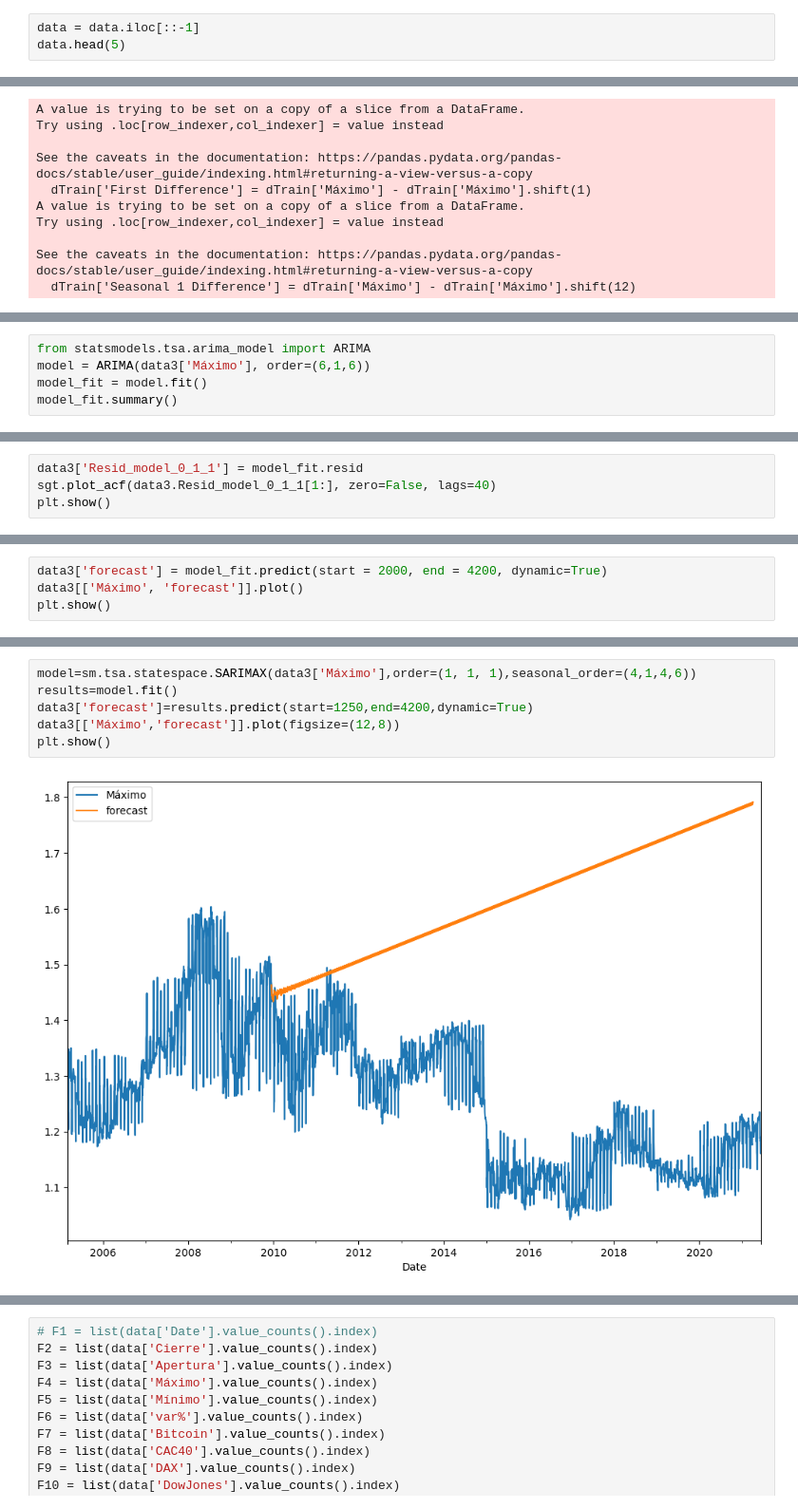
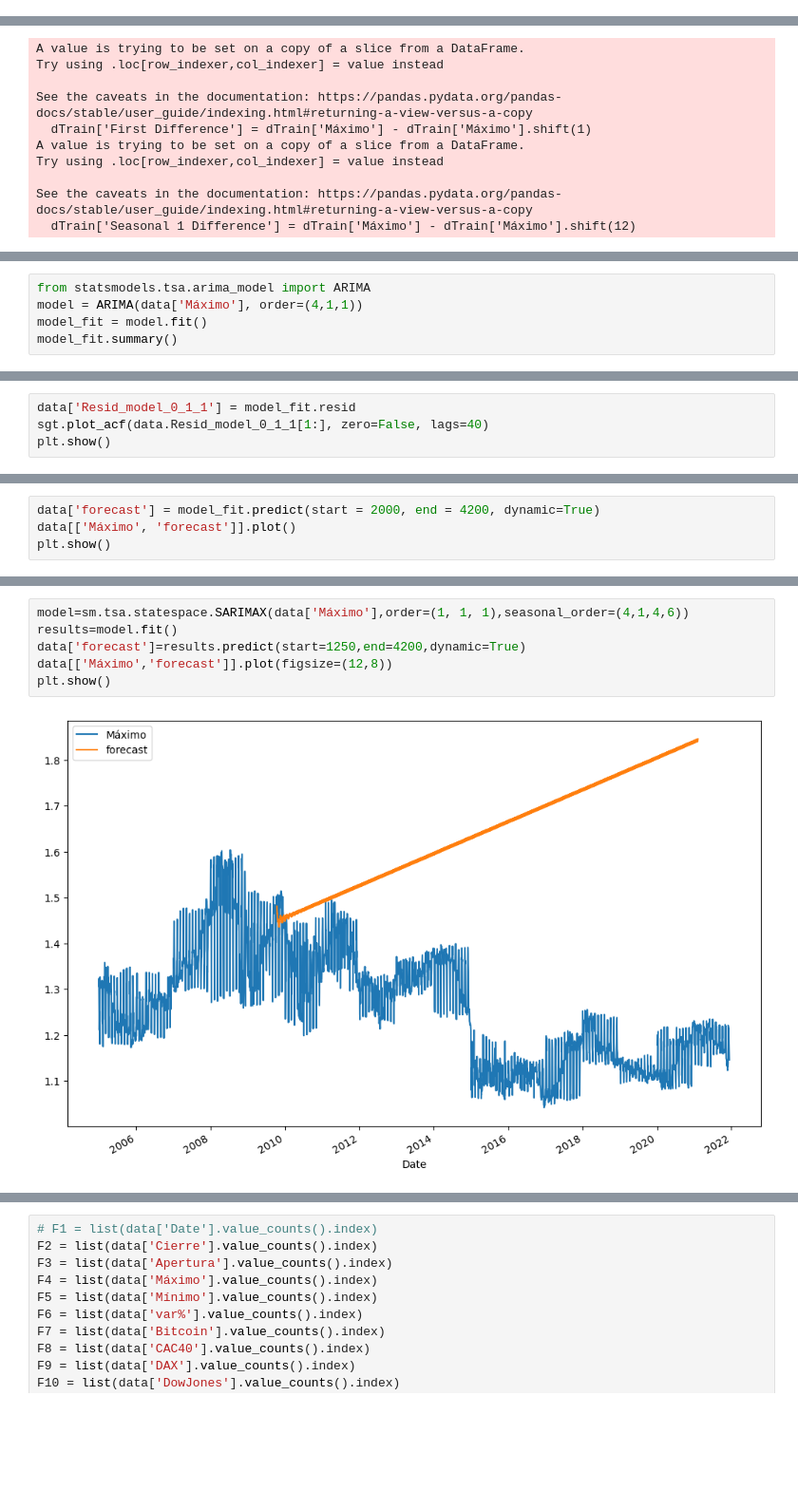
Before and after one commit to camilomoz299/Euro_Dolar_DP, a Jupyter notebook: ARIMA_Model.ipynb, the cells around one changed output, grey strips where cells are left out. Shown at 95% size. Drawn from its saved outputs; the diff is of its cells as text; blank space fills up the shorter version.

```diff
--- a/ARIMA_Model.ipynb
+++ b/ARIMA_Model.ipynb
@@ -52,3 +58,0 @@ data = data.drop(columns='Fecha')
-# %%
-data = data.iloc[::-1]
-data.head(5)
@@ -280,6 +281,6 @@ Total fit time: 20.999 seconds
 # %%
 from statsmodels.tsa.arima_model import ARIMA
-model = ARIMA(data3['Máximo'], order=(6,1,6))
+model = ARIMA(data['Máximo'], order=(4,1,1))
 model_fit = model.fit()
 model_fit.summary()
 # %% [output]
@@ -339,5 +326,5 @@ Roots
 # %%
-data3['Resid_model_0_1_1'] = model_fit.resid
-sgt.plot_acf(data3.Resid_model_0_1_1[1:], zero=False, lags=40)
+data['Resid_model_0_1_1'] = model_fit.resid
+sgt.plot_acf(data.Resid_model_0_1_1[1:], zero=False, lags=40)
 plt.show()
 # %% [output]
@@ -345,5 +332,5 @@ plt.show()
 # %%
-data3['forecast'] = model_fit.predict(start = 2000, end = 4200, dynamic=True)
-data3[['Máximo', 'forecast']].plot()
+data['forecast'] = model_fit.predict(start = 2000, end = 4200, dynamic=True)
+data[['Máximo', 'forecast']].plot()
 plt.show()
 # %% [output]
@@ -351,8 +338,8 @@ plt.show()
 # %%
-model=sm.tsa.statespace.SARIMAX(data3['Máximo'],order=(1, 1, 1),seasonal_order=(4,1,4,6))
+model=sm.tsa.statespace.SARIMAX(data['Máximo'],order=(1, 1, 1),seasonal_order=(4,1,4,6))
 results=model.fit()
-data3['forecast']=results.predict(start=1250,end=4200,dynamic=True)
-data3[['Máximo','forecast']].plot(figsize=(12,8))
+data['forecast']=results.predict(start=1250,end=4200,dynamic=True)
+data[['Máximo','forecast']].plot(figsize=(12,8))
 plt.show()
 # %% [output]
-[figure, old version]
+[figure, new version]
```
Also changed, not shown: parts of 28 cells of this notebook.
